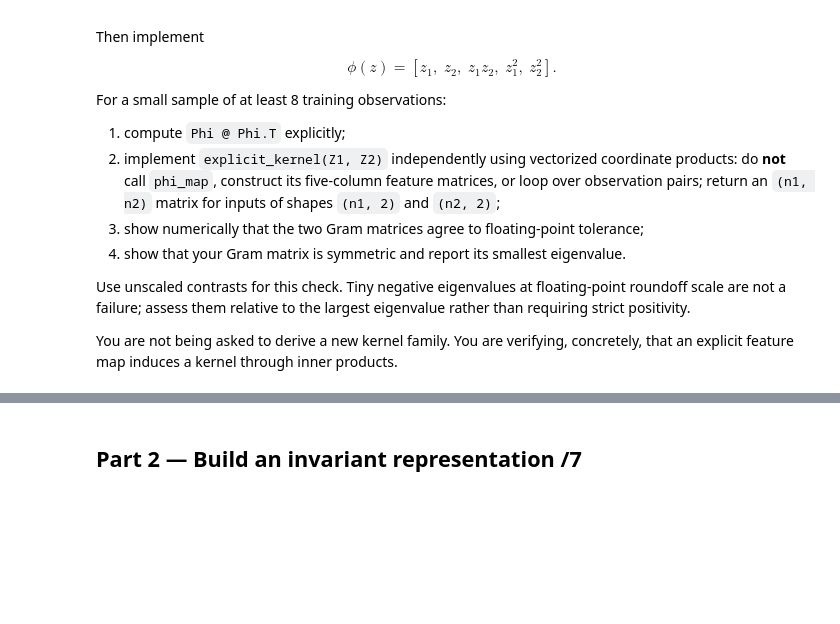
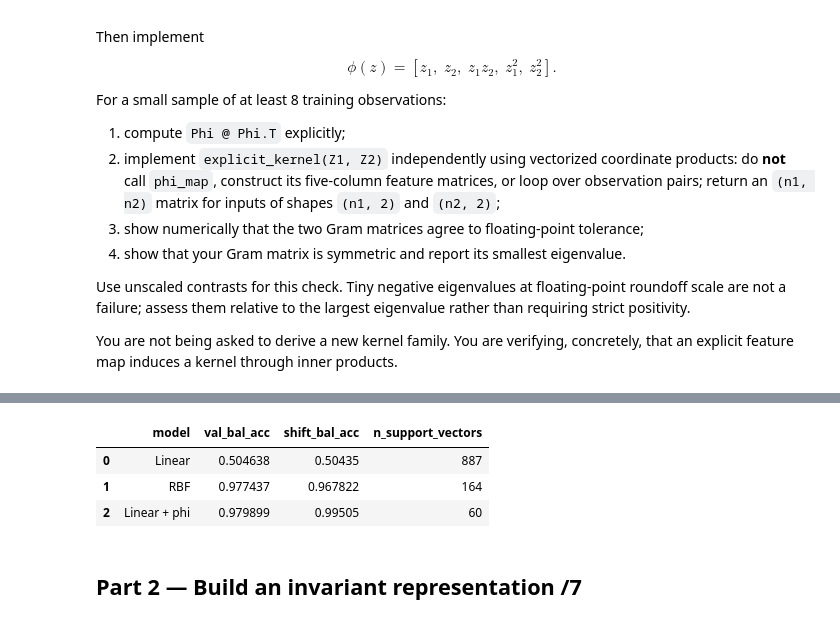
Before and after one commit to CameronC11/A2, a Jupyter notebook: CSCI3151_A2_team_15.ipynb, the cells around one changed output, grey strips where cells are left out. Saved outputs shown, nothing was run; the diff lists cells and outputs as text; code cells hidden in the pictures; blank space fills up the shorter version.

```diff
--- a/CSCI3151_A2_team_15.ipynb
+++ b/CSCI3151_A2_team_15.ipynb
@@ -283,7 +402,47 @@ Report nominal and shifted validation balanced accuracy and support-vector count
 # %%
-# TODO: Part 1.3 comparison table
-results_13 = None
+# Part 1.3 comparison table
+
+Z_train = contrast_features(X_train)
+Z_val = contrast_features(X_val)
+Z_shift_val = contrast_features(X_shift_val)
+Phi_train = phi_map(Z_train)
+Phi_val = phi_map(Z_val)
+Phi_shift_val = phi_map(Z_shift_val)
+
+linear_clf = Pipeline([
+    ("scaler", StandardScaler()),
+    ("svm", SVC(kernel="linear", C=1))
+])
+linear_clf.fit(Phi_train, y_train)
+
+y_val_pred = linear_clf.predict(Phi_val)
+y_shift_pred = linear_clf.predict(Phi_shift_val)
+
+val_bal_acc = balanced_accuracy_score(y_val, y_val_pred)
+shift_bal_acc = balanced_accuracy_score(y_shift_val, y_shift_pred)
+
+n_sv = linear_clf.named_steps["svm"].n_support_.sum()
+
+feature_map_result = pd.DataFrame([{
+    "model": "Linear + phi",
+    "val_bal_acc": val_bal_acc,
+    "shift_bal_acc": shift_bal_acc,
+    "n_support_vectors": n_sv
+}])
+
+linear_result = results_11[results_11["model"] == "Linear"]
+rbf_result = selected_rbf.to_frame().T
+
+baseline_results = pd.concat([linear_result, rbf_result])
+baseline_results = baseline_results[["model", "val_bal_acc", "shift_bal_acc", "n_support_vectors"]]
+
+results_13 = pd.concat([baseline_results, feature_map_result], ignore_index=True)
 results_13
+# %% [output]
+|  | model | val_bal_acc | shift_bal_acc | n_support_vectors |
+| 0 | Linear | 0.504638 | 0.50435 | 887 |
+| 1 | RBF | 0.977437 | 0.967822 | 164 |
+| 2 | Linear + phi | 0.979899 | 0.99505 | 60 |
 # %% [markdown]
 ## Part 2 — Build an invariant representation  **/7**
 # %% [markdown]
```
Also changed, not shown: parts of 5 cells of this notebook.
